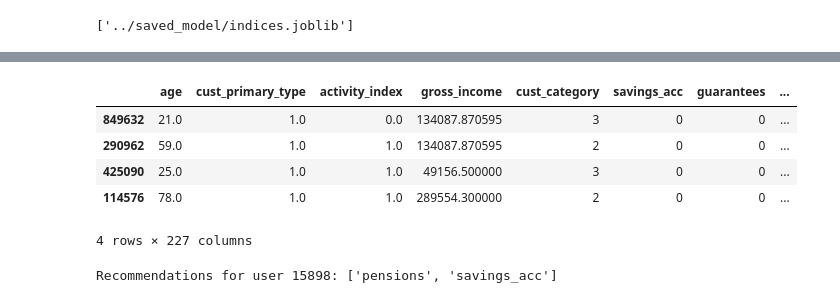
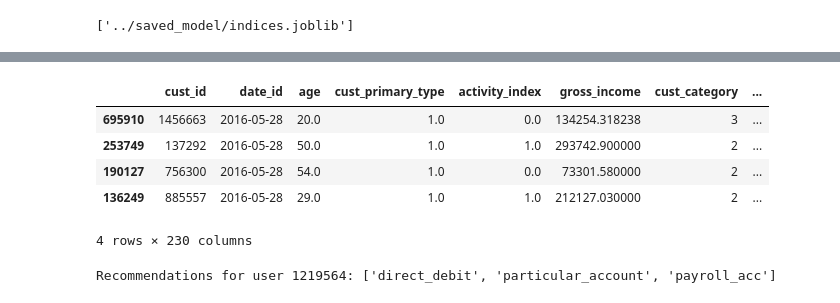
Before and after one commit to highwind-ai/examples, a Jupyter notebook: knn-banking-product-recommender/notebooks/data_exploration_santander_product_ds.ipynb, the cells around one changed output, grey strips where cells are left out. Cells and saved outputs as stored; diff of their text form; code cells hidden in the pictures.

Commit message:
Update notebook inference testing to use updated recommendation function

```diff
--- a/knn-banking-product-recommender/notebooks/data_exploration_santander_product_ds.ipynb
+++ b/knn-banking-product-recommender/notebooks/data_exploration_santander_product_ds.ipynb
@@ -1367,12 +1366,12 @@ df_encoded_test_ids = pd.read_csv(test_ids_path)
 # %%
-# df_encoded_train_for_predictions.sample(4)
-df_encoded_test_for_predictions.sample(4)
+df_encoded_train_for_predictions.sample(4)
+# df_encoded_test_for_predictions.sample(4)
 # %% [output]
-|  | age | cust_primary_type | activity_index | gross_income | cust_category | savings_acc | guarantees | ... |
-| 849632 | 21.0 | 1.0 | 0.0 | 134087.870595 | 3 | 0 | 0 | ... |
-| 290962 | 59.0 | 1.0 | 1.0 | 134087.870595 | 2 | 0 | 0 | ... |
-| 425090 | 25.0 | 1.0 | 1.0 | 49156.500000 | 3 | 0 | 0 | ... |
-| 114576 | 78.0 | 1.0 | 1.0 | 289554.300000 | 2 | 0 | 0 | ... |
+|  | cust_id | date_id | age | cust_primary_type | activity_index | gross_income | cust_category | ... |
+| 695910 | 1456663 | 2016-05-28 | 20.0 | 1.0 | 0.0 | 134254.318238 | 3 | ... |
+| 253749 | 137292 | 2016-05-28 | 50.0 | 1.0 | 1.0 | 293742.900000 | 2 | ... |
+| 190127 | 756300 | 2016-05-28 | 54.0 | 1.0 | 0.0 | 73301.580000 | 2 | ... |
+| 136249 | 885557 | 2016-05-28 | 29.0 | 1.0 | 1.0 | 212127.030000 | 2 | ... |
-4 rows × 227 columns
+4 rows × 230 columns
 # %%
 # Load knn model indices
@@ -1421,16 +1419,17 @@ product_mapping_naming = {
 }
 # %%
 # Generate recommendations for the specified user ID
-user_id = 15898 #1361367
 
+user_id = 1219564
+
+# Generate recommendations for the specified user ID
 recommendations = get_product_recommendations_for_user_id(
     user_id,
     df_encoded_train_for_predictions,
     df_encoded_test_for_predictions,
-    df_encoded_test_ids,
     indices,
     owns_product_columns,
-    n_recommendations=2
+    n_recommendations=3
 )
 
 # Map the product codes to product names
@@ -1438,4 +1437,4 @@ recommendations_with_names = map_product_codes_to_names(recommendations, product
 
 print(f"Recommendations for user {user_id}: {recommendations_with_names}")
 # %% [output]
-Recommendations for user 15898: ['pensions', 'savings_acc']
+Recommendations for user 1219564: ['direct_debit', 'particular_account', 'payroll_acc']
```
Also changed, not shown: parts of 11 cells of this notebook.
